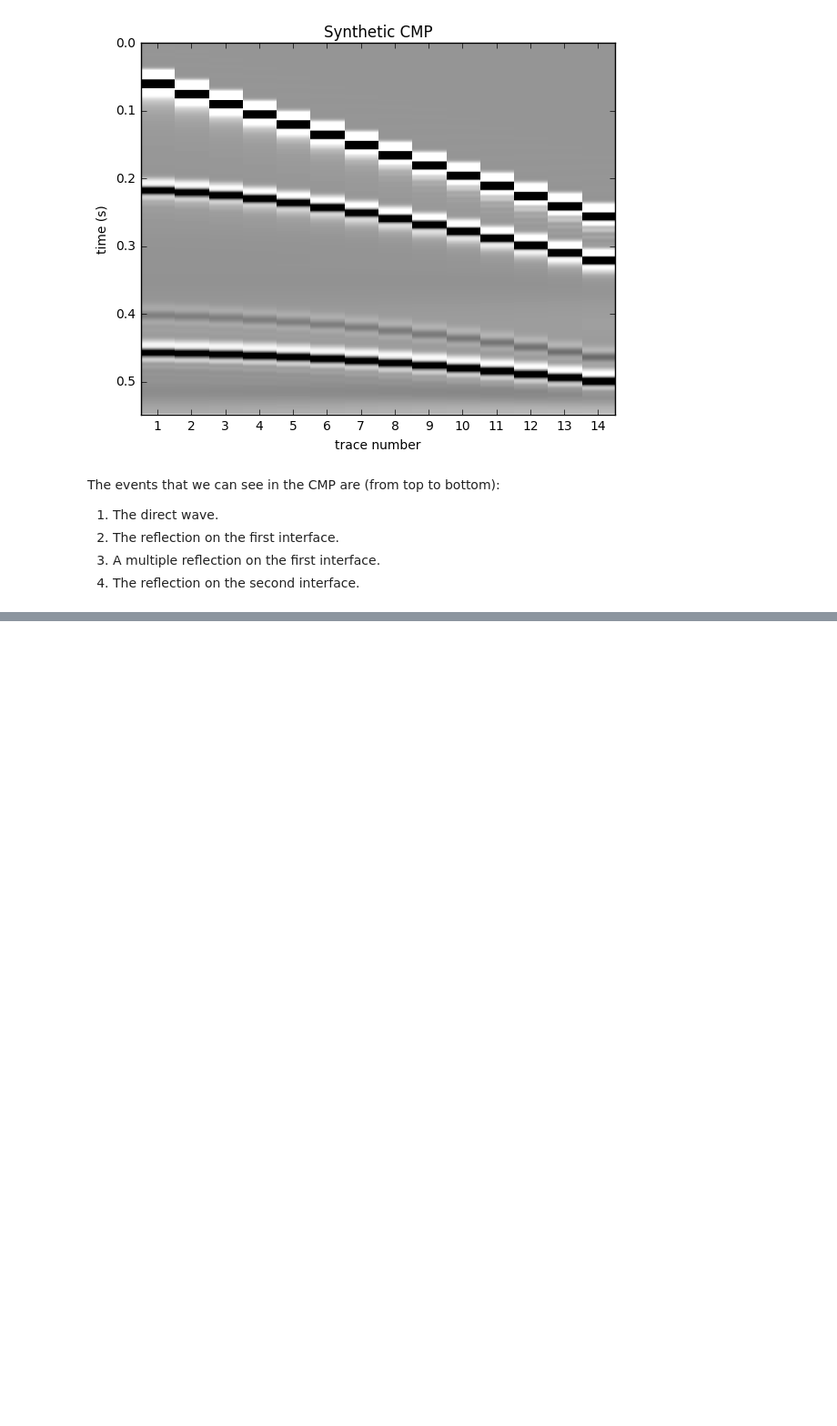
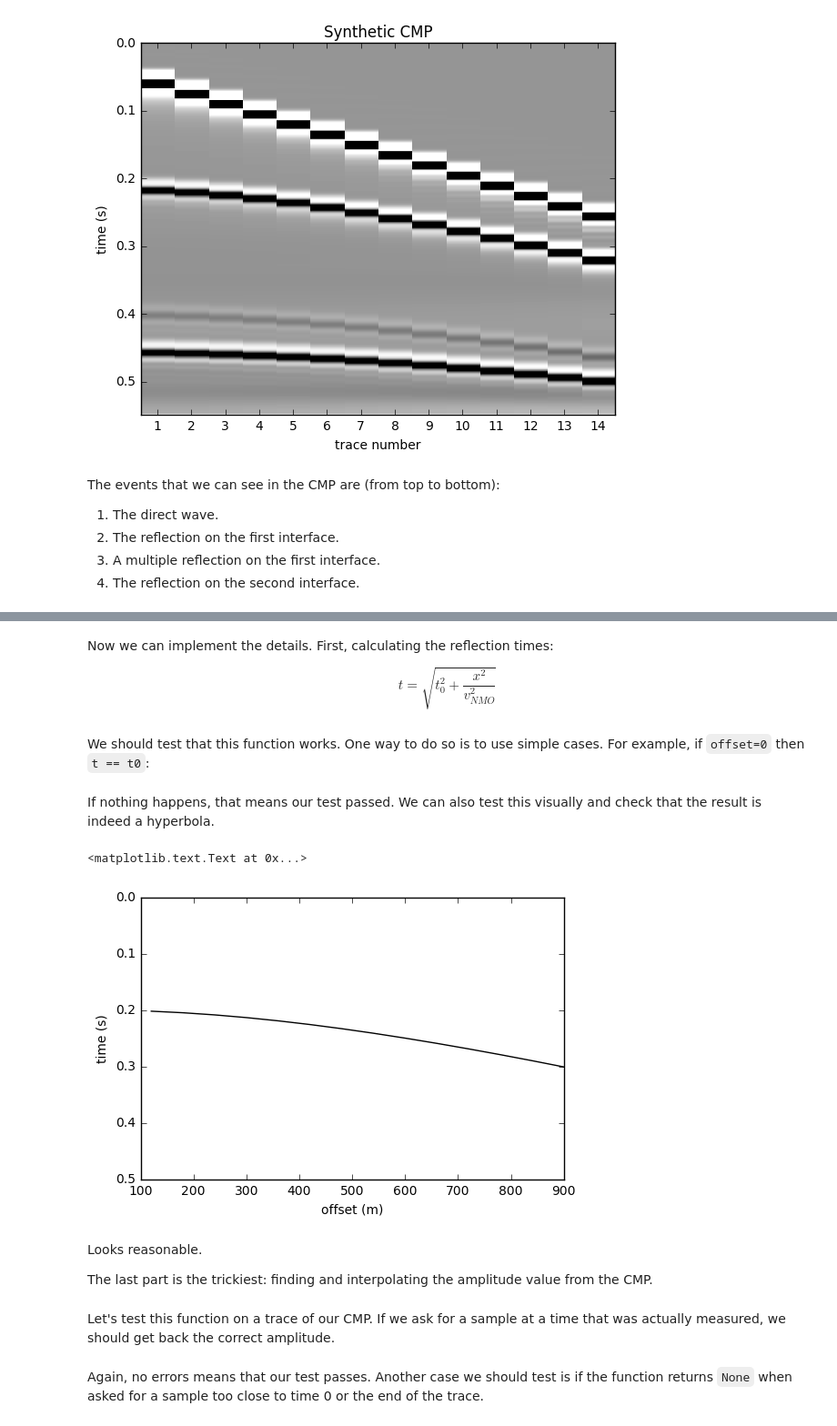
Before and after one commit to pinga-lab/nmo-tutorial, a Jupyter notebook: step-by-step-nmo.ipynb, the cells around one changed output, grey strips where cells are left out. Shown at 91% size. Saved outputs shown, nothing was run; the diff lists cells and outputs as text; code cells hidden in the pictures; blank space fills up the shorter version.

Commit message:
Finish code in notebook
Still needs figures

```diff
--- a/step-by-step-nmo.ipynb
+++ b/step-by-step-nmo.ipynb
@@ -141,0 +144,35 @@ def nmo_correction(cmp, dt, offsets, velocities):
+# %% [markdown]
+Now we can implement the details. First, calculating the reflection times:
+
+$$ t = \sqrt{ t_0^2 + \dfrac{x^2}{v_{NMO}^2} } $$
+# %%
+def reflection_time(t0, offset, velocity):
+    """
+    Calculate the travel-time of a reflected wave.
+
+    Doesn't consider refractions or changes in velocity.
+
+    The units must be consistent. E.g., if t0 is seconds and
+    offset is meters, velocity must be m/s.
+
+    Parameters
+    ----------
+
+    t0 : float
+        The 0-offset (normal incidence) travel-time.
+    offset : float
+        The offset of the receiver.
+    velocity : float
+        The velocity of the wave.
+
+    Returns
+    -------
+
+    t : float
+        The reflection travel-time.
+
+    """
+    t = np.sqrt(t0**2 + offset**2/velocity**2)
+    return t
+# %% [markdown]
+We should test that this function works. One way to do so is to use simple cases. For example, if `offset=0` then `t == t0`:
@@ -141,0 +181,17 @@ def nmo_correction(cmp, dt, offsets, velocities):
+# %% [markdown]
+If nothing happens, that means our test passed. We can also test this visually and check that the result is indeed a hyperbola.
+# %%
+reflect_times = reflection_time(t0=0.2, offset=offsets, velocity=4000)
+
+plt.figure()
+plt.plot(offsets, reflect_times, '-k')
+plt.ylim(0.5, 0)
+plt.xlabel('offset (m)')
+plt.ylabel('time (s)')
+# %% [output]
+<matplotlib.text.Text at 0x...>
+[figure, added]
+# %% [markdown]
+Looks reasonable.
+
+The last part is the trickiest: finding and interpolating the amplitude value from the CMP.
@@ -141,0 +238,2 @@ def nmo_correction(cmp, dt, offsets, velocities):
+# %% [markdown]
+Let's test this function on a trace of our CMP. If we ask for a sample at a time that was actually measured, we should get back the correct amplitude.
@@ -141,0 +246,2 @@ def nmo_correction(cmp, dt, offsets, velocities):
+# %% [markdown]
+Again, no errors means that our test passes. Another case we should test is if the function returns `None` when asked for a sample too close to time 0 or the end of the trace.
```
Also changed, not shown: parts of 13 cells of this notebook.
